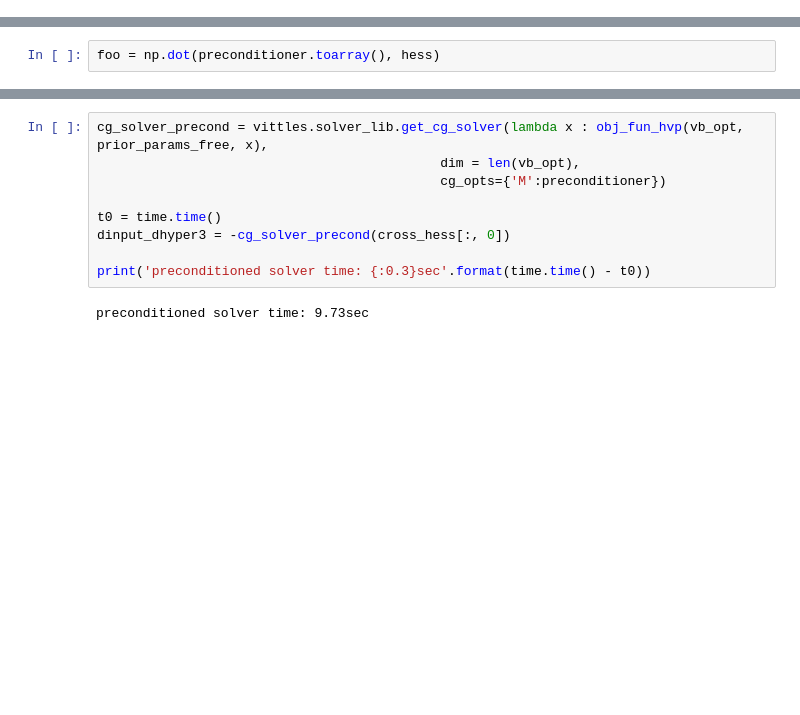
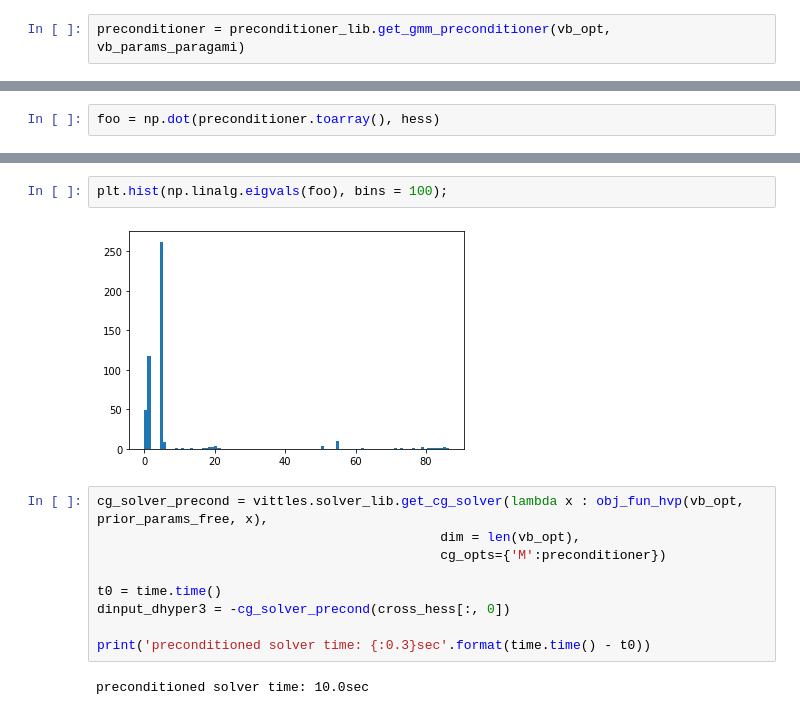
Before and after one commit to mijordan3/BNP_sensitivity, a Jupyter notebook: GMM_clustering/jupyter/hessian_runtime_experimentation.ipynb, the cells around one changed output, grey strips where cells are left out. Cells and saved outputs as stored; diff of their text form; blank space fills up the shorter version.

```diff
--- a/GMM_clustering/jupyter/hessian_runtime_experimentation.ipynb
+++ b/GMM_clustering/jupyter/hessian_runtime_experimentation.ipynb
@@ -257,0 +237,2 @@ print(time.time() - t0)
+# %%
+preconditioner = preconditioner_lib.get_gmm_preconditioner(vb_opt, vb_params_paragami)
@@ -278,3 +269,7 @@ np.linalg.eigvals(foo).max() / np.linalg.eigvals(foo).min()
+# %%
+plt.hist(np.linalg.eigvals(foo), bins = 100);
+# %% [output]
+[figure, added]
 # %%
 cg_solver_precond = vittles.solver_lib.get_cg_solver(lambda x : obj_fun_hvp(vb_opt, prior_params_free, x),
                                             dim = len(vb_opt),
@@ -285,4 +280,4 @@ dinput_dhyper3 = -cg_solver_precond(cross_hess[:, 0])
 
 print('preconditioned solver time: {:0.3}sec'.format(time.time() - t0))
 # %% [output]
-preconditioned solver time: 9.73sec
+preconditioned solver time: 10.0sec
```
Also changed, not shown: parts of 17 cells of this notebook, 2 other files.
